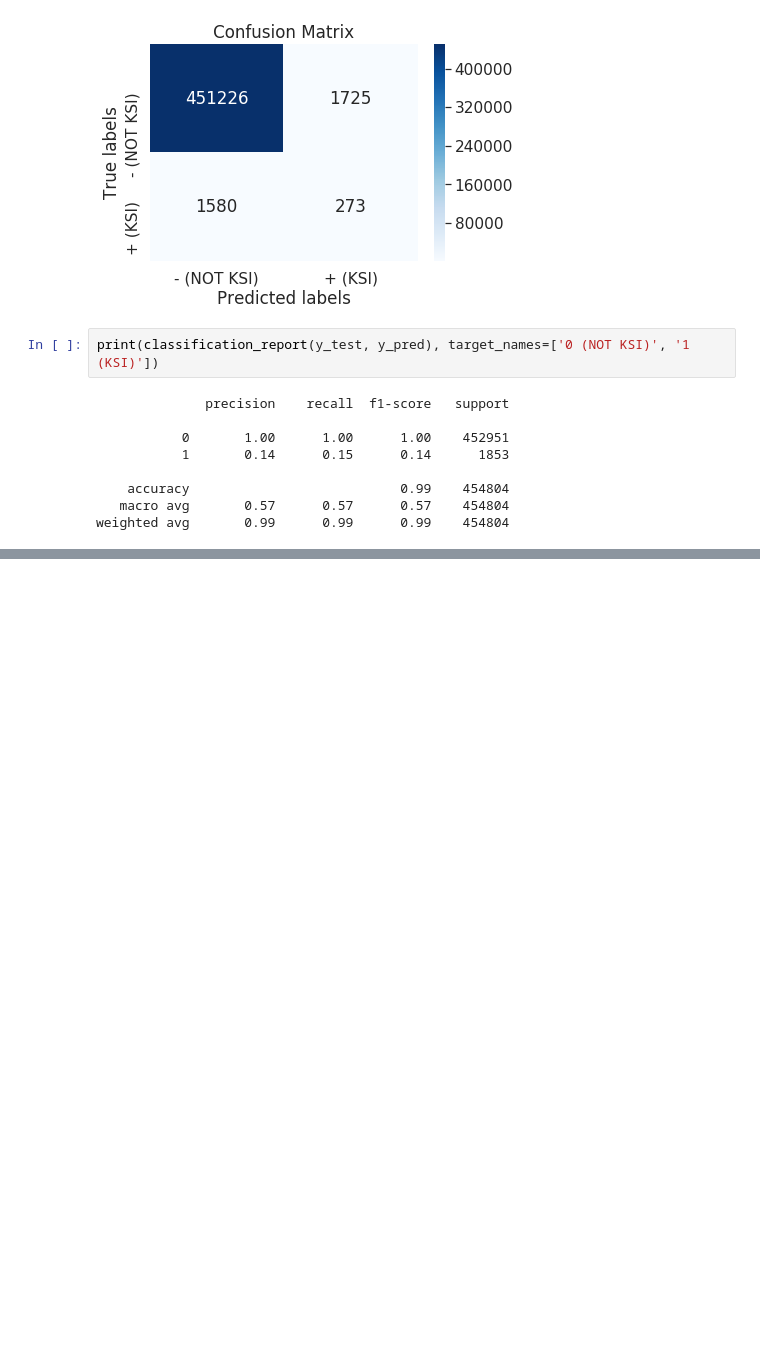
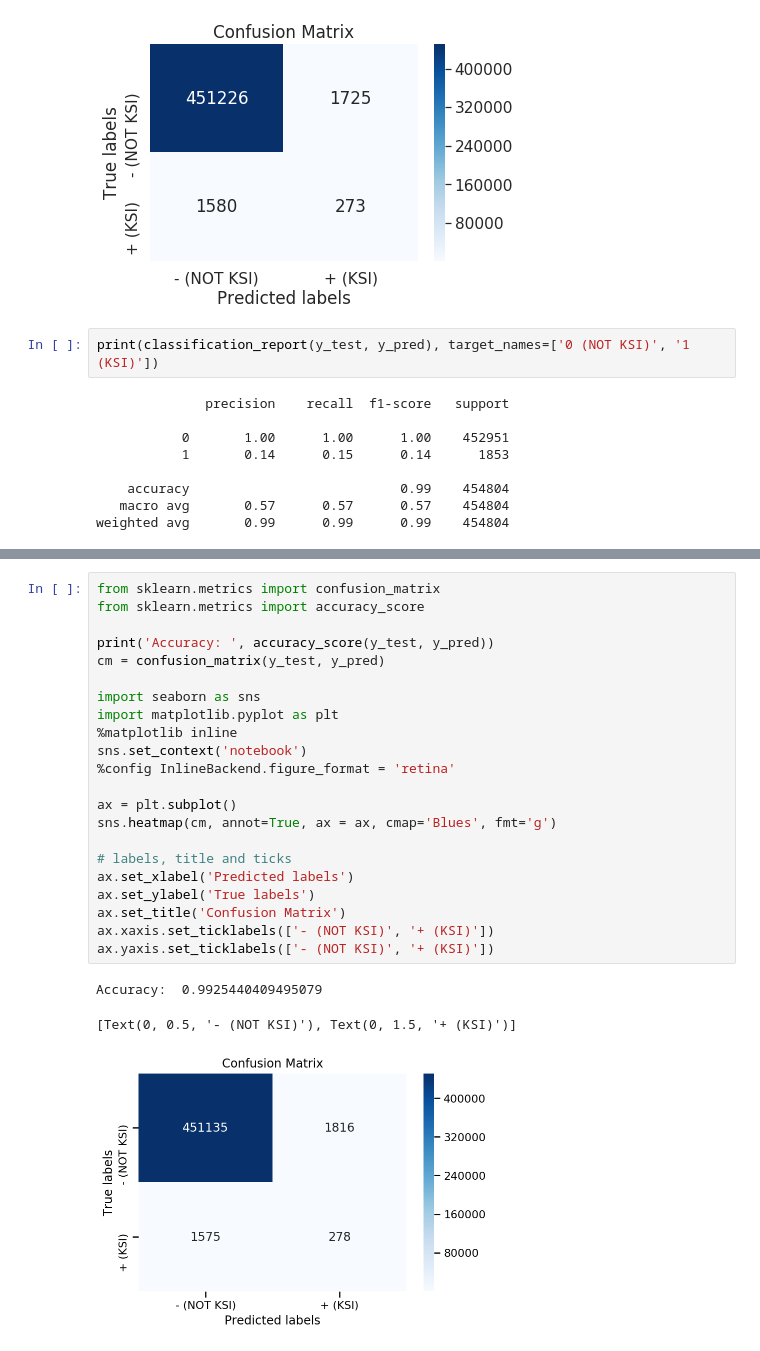
Before and after one commit to Dave-61/Insight_Data_Science, a Jupyter notebook: notebooks/TC_KSIprediction.ipynb, the cells around one changed output, grey strips where cells are left out. Drawn from its saved outputs; the diff is of its cells as text; blank space fills up the shorter version.

```diff
--- a/notebooks/TC_KSIprediction.ipynb
+++ b/notebooks/TC_KSIprediction.ipynb
@@ -341,0 +389,26 @@ weighted avg       0.99      0.99      0.99    454804
+# %%
+from sklearn.metrics import confusion_matrix
+from sklearn.metrics import accuracy_score
+
+print('Accuracy: ', accuracy_score(y_test, y_pred))
+cm = confusion_matrix(y_test, y_pred)
+
+import seaborn as sns
+import matplotlib.pyplot as plt
+%matplotlib inline
+sns.set_context('notebook')
+%config InlineBackend.figure_format = 'retina'
+
+ax = plt.subplot()
+sns.heatmap(cm, annot=True, ax = ax, cmap='Blues', fmt='g')
+
+# labels, title and ticks
+ax.set_xlabel('Predicted labels')
+ax.set_ylabel('True labels')
+ax.set_title('Confusion Matrix')
+ax.xaxis.set_ticklabels(['- (NOT KSI)', '+ (KSI)'])
+ax.yaxis.set_ticklabels(['- (NOT KSI)', '+ (KSI)'])
+# %% [output]
+Accuracy:  0.9925440409495079
+[Text(0, 0.5, '- (NOT KSI)'), Text(0, 1.5, '+ (KSI)')]
+[figure, added]
```
Also changed, not shown: parts of 20 cells of this notebook.
